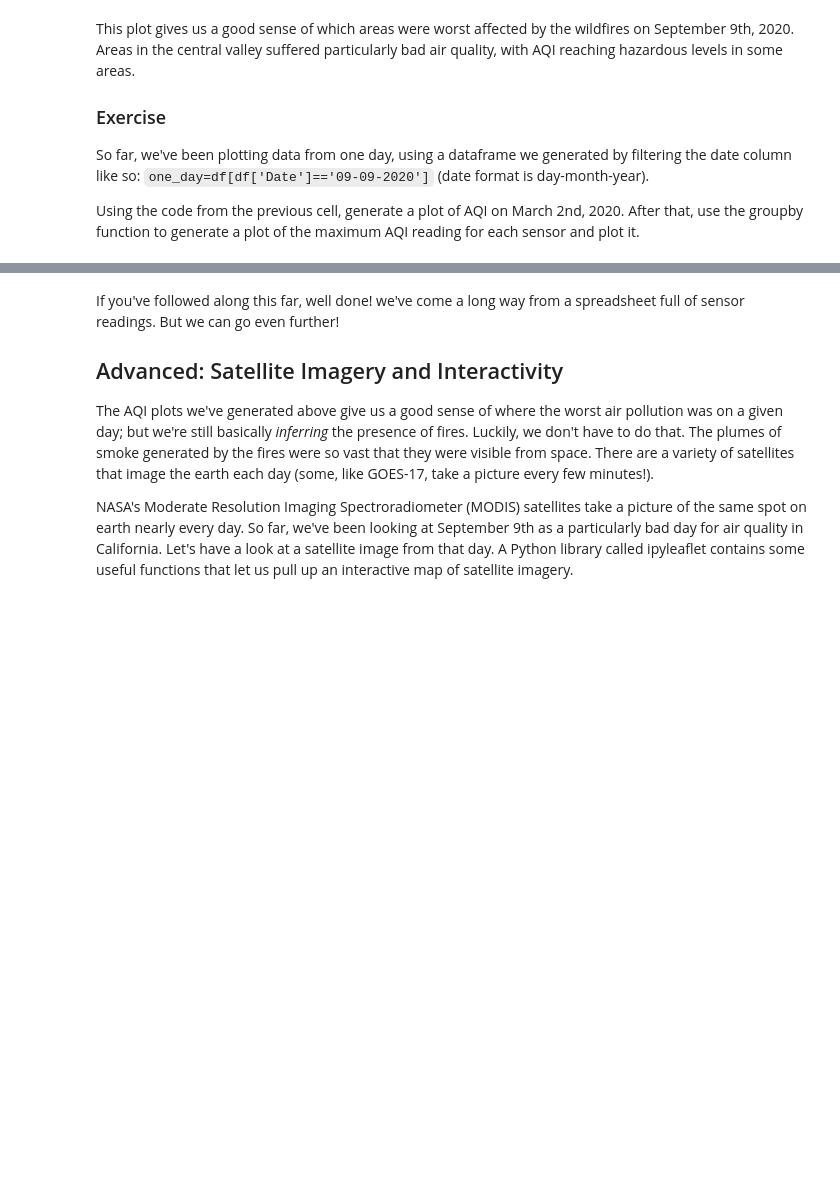
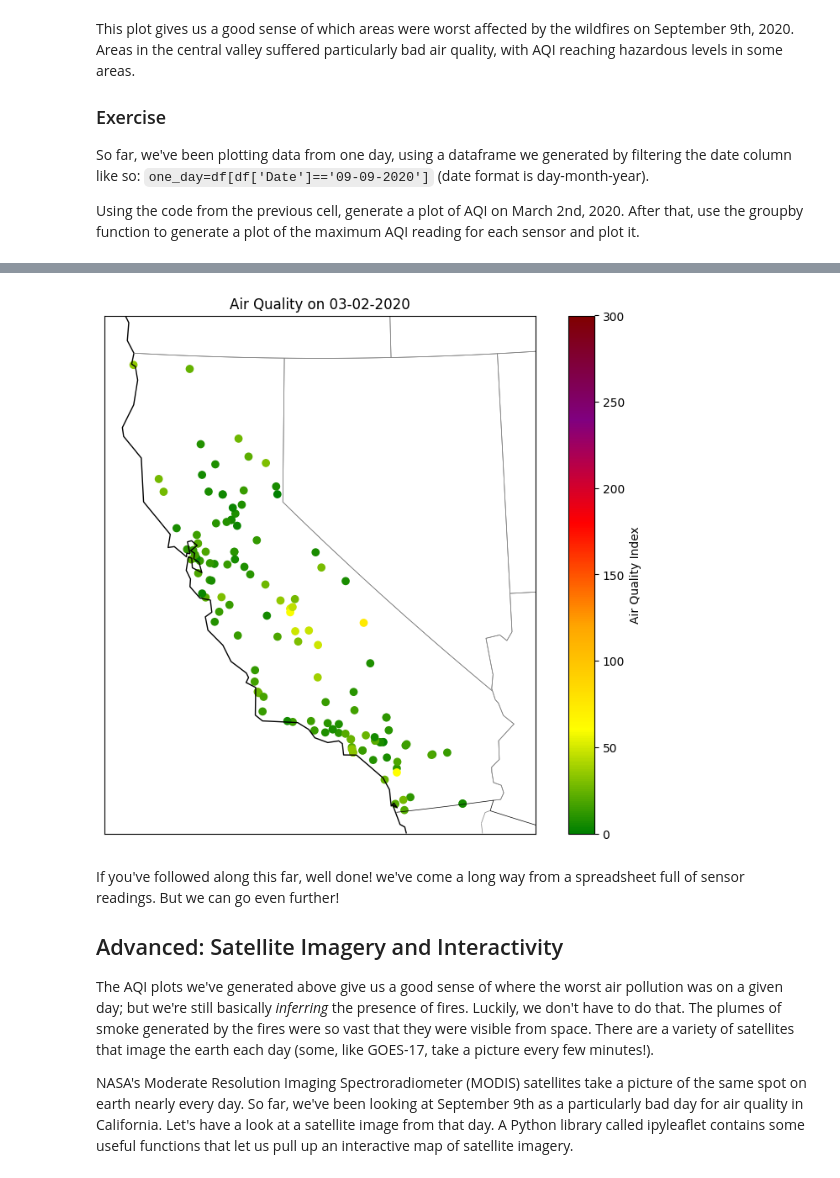
Before and after one commit to DiegoArgn/QM-2, a Jupyter notebook: w03_spatial_data.ipynb, the cells around one changed output, grey strips where cells are left out. Saved outputs shown, nothing was run; the diff lists cells and outputs as text; code cells hidden in the pictures; blank space fills up the shorter version.

```diff
--- a/w03_spatial_data.ipynb
+++ b/w03_spatial_data.ipynb
@@ -490,3 +432,36 @@ plt.show()
+# %%
+# create a variable with the date of interest, March 2nd 2020.
+date_to_plot='03-02-2020'
+
+# filter the original dataframe using this date
+one_day_march_2=df[df['Date']==date_to_plot]
+
+# create a basemap, call it 'map'
+map = Basemap(projection='lcc', resolution='l',
+            lat_0=37.5, lon_0=-119,
+            width=1E6, height=1.2E6)
+
+# We can add features to our blank basemap, including coastlines, as well as state and country boundaries.
+map.drawcoastlines(color='black')
+map.drawcountries(color='black')
+map.drawstates(color='gray')
+
+# Finally, we add in our AQI sensor data on top of the basemap.
+map.scatter(
+    one_day_march_2['longitude'],
+    one_day_march_2['latitude'],
+    latlon=True,
+    c=one_day_march_2['AQI'],
+    cmap=aqi_colors,
+    vmin=0,
+    vmax=300)
+
+# as always, title your figure
+plt.title(f"Air Quality on {date_to_plot}")
+plt.colorbar(label='Air Quality Index')
+plt.show()
+# %% [output]
+[figure, added]
 # %% [markdown]
 If you've followed along this far, well done! we've come a long way from a spreadsheet full of sensor readings. But we can go even further!
 
```
Also changed, not shown: parts of 17 cells of this notebook.
